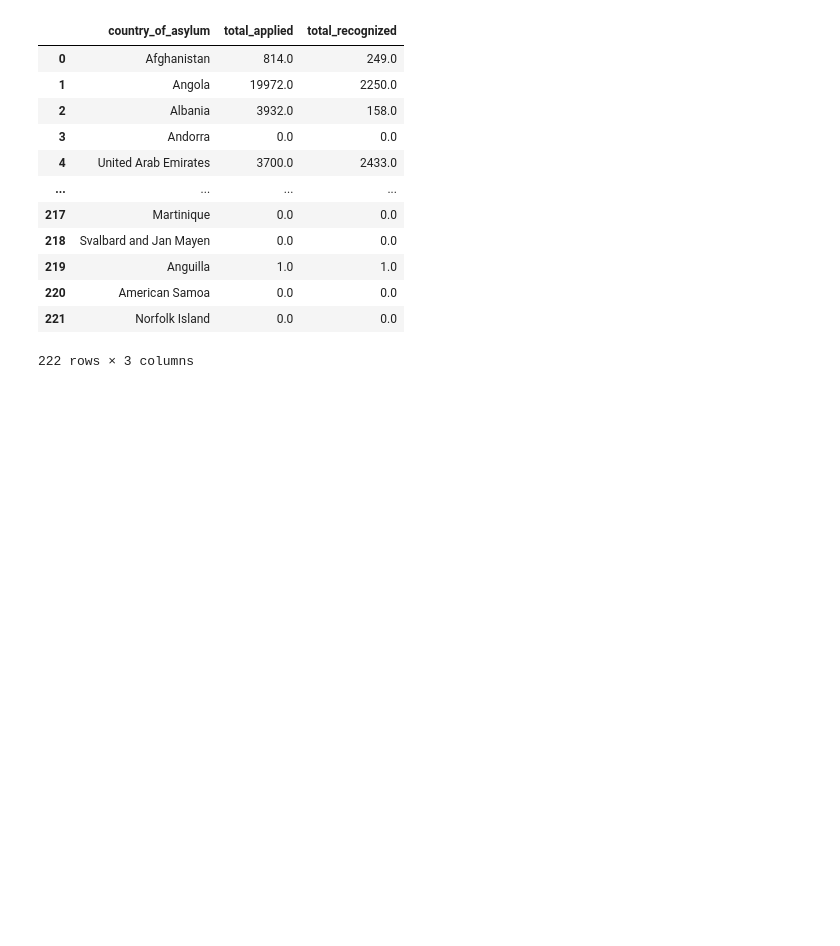
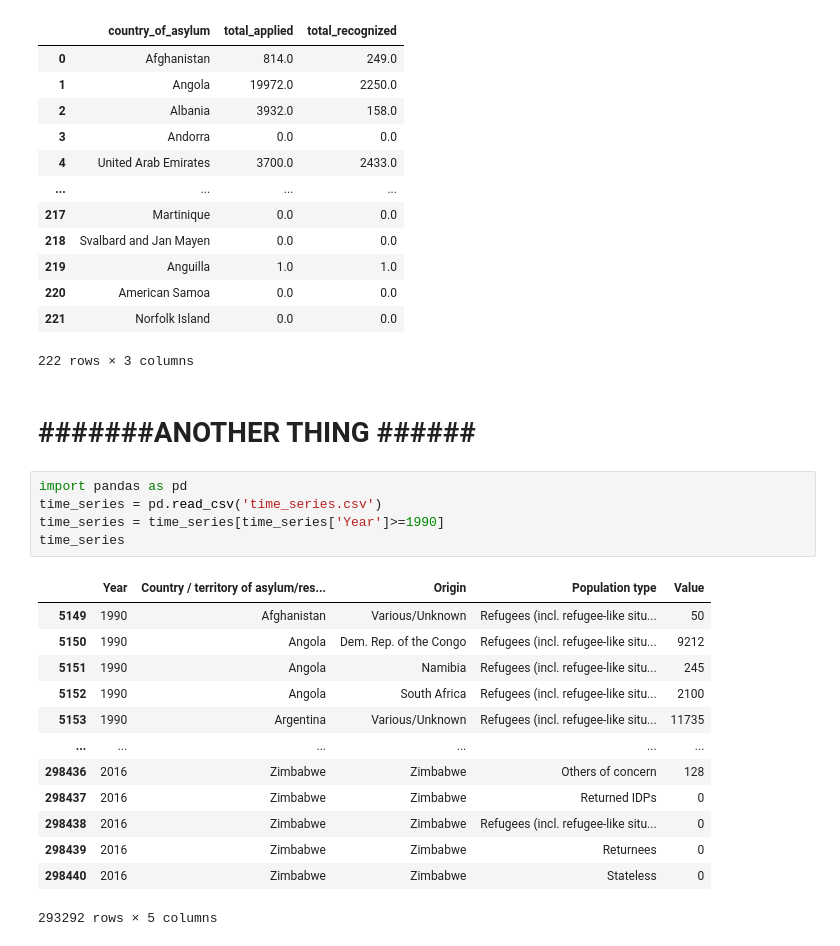
Before and after one commit to Mutlaq0/project_Asylum, a Jupyter notebook: Untitled.ipynb, the cells around one changed output. Drawn from its saved outputs; the diff is of its cells as text; blank space fills up the shorter version.

```diff
--- a/Untitled.ipynb
+++ b/Untitled.ipynb
@@ -122,3 +122,24 @@ assylum_contries
 | 220 | American Samoa | 0.0 | 0.0 |
 | 221 | Norfolk Island | 0.0 | 0.0 |
 222 rows × 3 columns
+# %% [markdown]
+# #######ANOTHER THING ###### ########
+# %%
+import pandas as pd
+time_series = pd.read_csv('time_series.csv')
+time_series = time_series[time_series['Year']>=1990]
+time_series
+# %% [output]
+|  | Year | Country / territory of asylum/res... | Origin | Population type | Value |
+| 5149 | 1990 | Afghanistan | Various/Unknown | Refugees (incl. refugee-like situ... | 50 |
+| 5150 | 1990 | Angola | Dem. Rep. of the Congo | Refugees (incl. refugee-like situ... | 9212 |
+| 5151 | 1990 | Angola | Namibia | Refugees (incl. refugee-like situ... | 245 |
+| 5152 | 1990 | Angola | South Africa | Refugees (incl. refugee-like situ... | 2100 |
+| 5153 | 1990 | Argentina | Various/Unknown | Refugees (incl. refugee-like situ... | 11735 |
+| ... | ... | ... | ... | ... | ... |
+| 298436 | 2016 | Zimbabwe | Zimbabwe | Others of concern | 128 |
+| 298437 | 2016 | Zimbabwe | Zimbabwe | Returned IDPs | 0 |
+| 298438 | 2016 | Zimbabwe | Zimbabwe | Refugees (incl. refugee-like situ... | 0 |
+| 298439 | 2016 | Zimbabwe | Zimbabwe | Returnees | 0 |
+| 298440 | 2016 | Zimbabwe | Zimbabwe | Stateless | 0 |
+293292 rows × 5 columns
```
Also changed, not shown: parts of 11 cells of this notebook, 5 other files.
